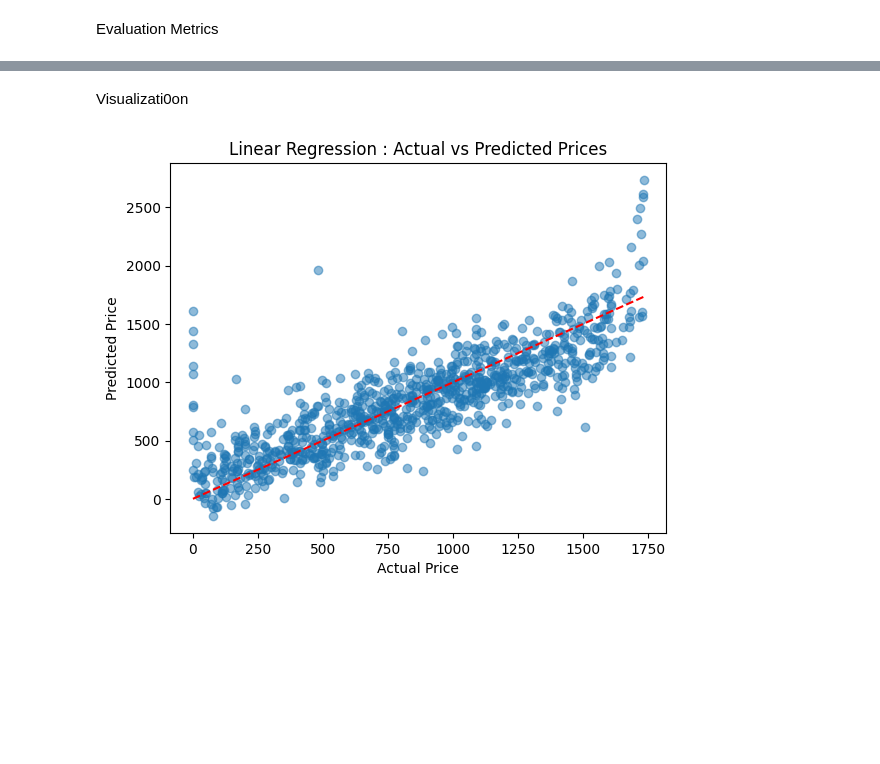
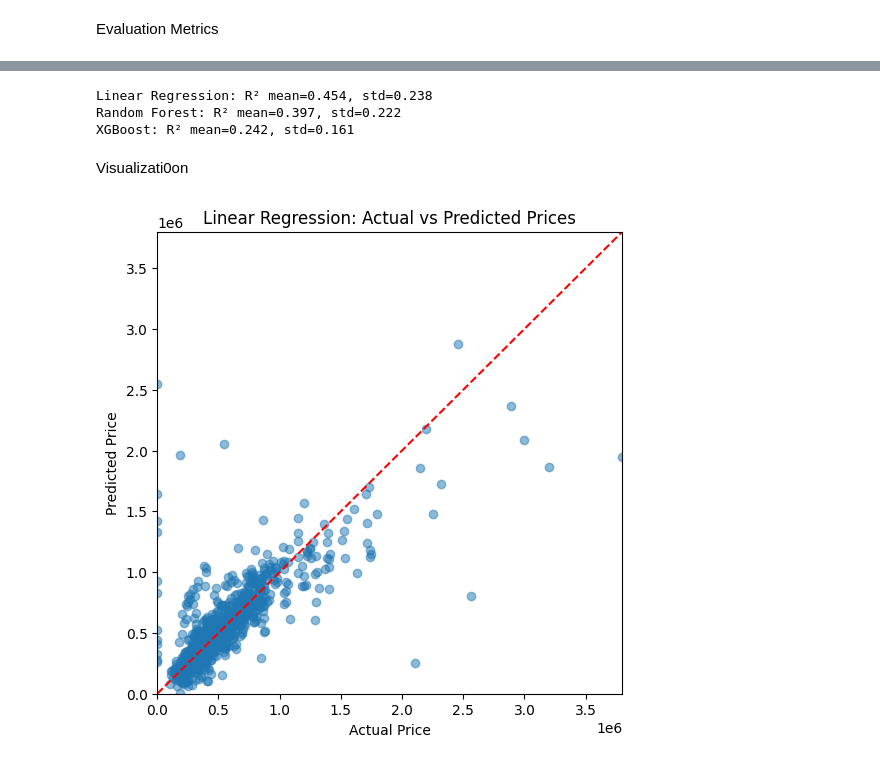
Before and after one commit to vanshika032/House_Price_Prediction, a Jupyter notebook: House_Price_Prediction.ipynb, the cells around one changed output, grey strips where cells are left out. Cells and saved outputs as stored; diff of their text form; code cells hidden in the pictures; blank space fills up the shorter version.

Commit message:
House Price Prediction Project completed

```diff
--- a/House_Price_Prediction.ipynb
+++ b/House_Price_Prediction.ipynb
@@ -25,0 +144,2 @@ data.head()
+# %%
+data= data.dropna(subset= ['price'])
@@ -153,3 +220,21 @@ X[cat_cols] = cat_imputer.fit_transform(X[cat_cols])
+# %%
+from sklearn.model_selection import train_test_split
+from sklearn.impute import SimpleImputer
+
+# 1. Split first
+X_train, X_test, y_train, y_test = train_test_split(X, y, test_size=0.2, random_state=42)
+
+# 2. Fit imputer ONLY on training set
+num_imputer = SimpleImputer(strategy='median')
+X_train[num_cols] = num_imputer.fit_transform(X_train[num_cols])
+
+
+cat_imputer = SimpleImputer(strategy='most_frequent')
+X_train[cat_cols] = cat_imputer.fit_transform(X_train[cat_cols])
+
+# 3. Transform test set using the same imputer
+X_test[num_cols] = num_imputer.transform(X_test[num_cols])
+X_test[cat_cols] = cat_imputer.transform(X_test[cat_cols])
 # %%
 print(X)
 # %% [output]
@@ -328,17 +392,17 @@ transformer_or_model → any preprocessing (scaler, encoder) or final model
 # %%
 linear_model = Pipeline([
- ('preprocessor', preprocessor),
+     ('preprocess', ct_linear),
     ('regressor', LinearRegression())
 ])
 
 random_model = Pipeline([
-    ('preprocessor', preprocessor),
-    ('regressor', RandomForestRegressor(n_estimators = 100, random_state = 2))
+     ('preprocess', ct_tree),
+    ('regressor', RandomForestRegressor(n_estimators = 500, max_depth=12, min_samples_split=5, min_samples_leaf=2, max_features='sqrt', random_state = 2))
 ])
 
 xgb_model = Pipeline([
-    ('preprocessor', preprocessor),
-    ('regressor', xgb.XGBRegressor(n_estimators=100, random_state=42, eval_metric='rmse'))
+     ('preprocess', ct_tree),
+    ('regressor', xgb.XGBRegressor(n_estimators=800, max_depth=8, learning_rate=0.05, min_child_weight=2, colsample_bytree=0.7, subsample=0.8, random_state=2, eval_metric='rmse'))
 ])
 # %%
 linear_model.fit(X_train, y_train)
@@ -467,16 +543,50 @@ plt.show()
+# %%
+from sklearn.model_selection import cross_val_score
+import numpy as np
+
+# Define your models (assuming you already have these pipelines)
+models = {
+    "Linear Regression": linear_model,
+    "Random Forest": random_model,
+    "XGBoost": xgb_model
+}
+
+# Dictionary to store CV results
+cv_results = {}
+
+# Perform 5-fold cross-validation for each model
+for name, model in models.items():
+    scores = cross_val_score(model, X_train, y_train,
+                             scoring='r2', cv=5)  # cv=5 folds
+    cv_results[name] = scores
+    print(f"{name}: R² mean={scores.mean():.3f}, std={scores.std():.3f}")
+# %% [output]
+Linear Regression: R² mean=0.454, std=0.238
+Random Forest: R² mean=0.397, std=0.222
+XGBoost: R² mean=0.242, std=0.161
 # %% [markdown]
 Visualizati0on
 # %%
 import matplotlib.pyplot as plt
 
+plt.figure(figsize=(6,6))
+
 plt.scatter(y_test, y_pred_linear, alpha=0.5)
-plt.plot([y_test.min(), y_test.max()], [y_test.min(), y_test.max()], 'r--')  # perfect prediction line
+
+plt.plot([y_test.min(), y_test.max()],
+         [y_test.min(), y_test.max()],
+         'r--')
+
+plt.xlim(y_test.min(), y_test.max())
+plt.ylim(y_test.min(), y_test.max())
+
 plt.xlabel("Actual Price")
 plt.ylabel("Predicted Price")
-plt.title("Linear Regression : Actual vs Predicted Prices")
+plt.title("Linear Regression: Actual vs Predicted Prices")
+
 plt.show()
 # %% [output]
-[figure, old version]
+[figure, new version]
 # %%
 import matplotlib.pyplot as plt
 
```
Also changed, not shown: parts of 45 cells of this notebook, 1 other file.
